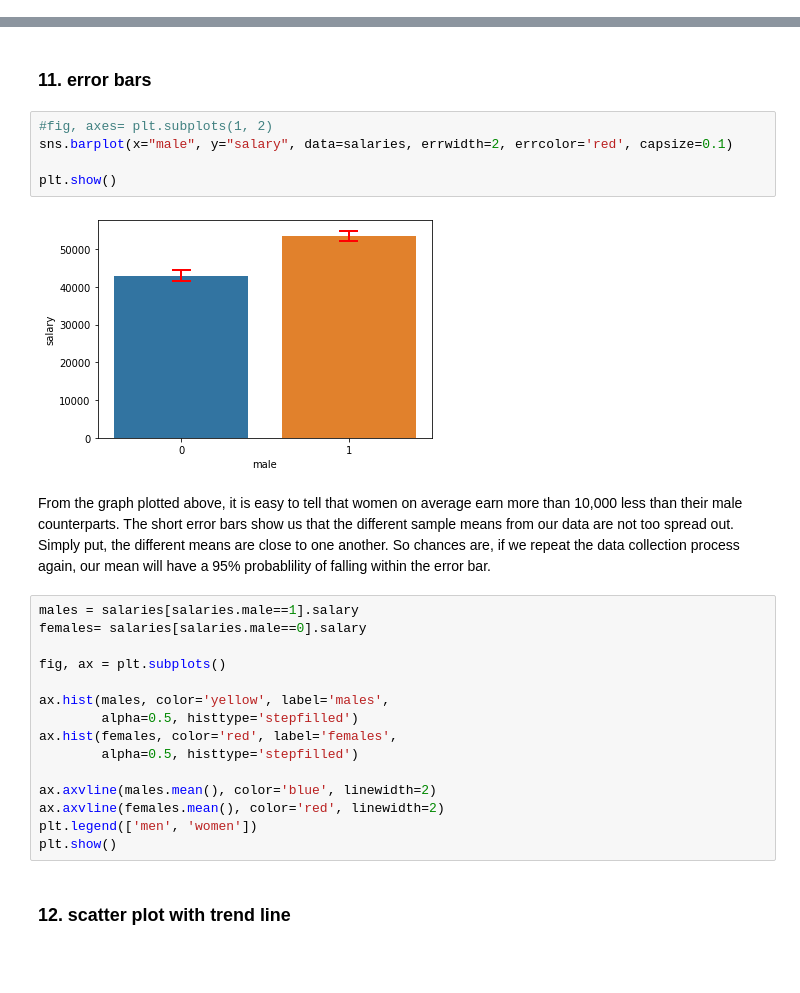
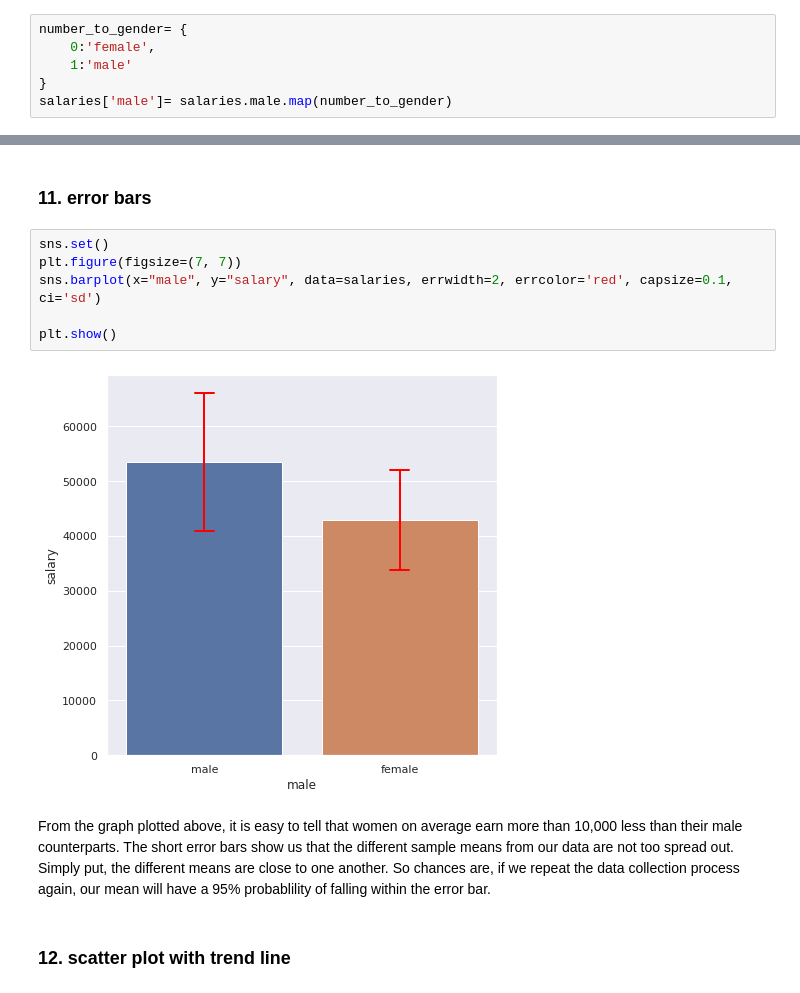
Before and after one commit to masaimahapa/employee-salaries, a Jupyter notebook: employee_salaries.ipynb, the cells around one changed output, grey strips where cells are left out. Saved outputs shown, nothing was run; the diff lists cells and outputs as text; blank space fills up the shorter version.

```diff
--- a/employee_salaries.ipynb
+++ b/employee_salaries.ipynb
@@ -129,4 +118,10 @@ This method is best used when we have outliers in our data, as it only take into
 # %% [markdown]
 ### 7. Distribution of Gender
+# %%
+number_to_gender= {
+    0:'female',
+    1:'male'
+}
+salaries['male']= salaries.male.map(number_to_gender)
 # %%
 fig, axes = plt.subplots(1, 2)
@@ -175,30 +169,16 @@ As expected, salaries are not distributed normally. The above graph shows that t
 # %% [markdown]
 ### 11. error bars
 # %%
-#fig, axes= plt.subplots(1, 2)
-sns.barplot(x="male", y="salary", data=salaries, errwidth=2, errcolor='red', capsize=0.1)
+sns.set()
+plt.figure(figsize=(7, 7))
+sns.barplot(x="male", y="salary", data=salaries, errwidth=2, errcolor='red', capsize=0.1, ci='sd')
 
 plt.show()
 # %% [output]
-[figure, old version]
+[figure, new version]
 # %% [markdown]
 From the graph plotted above, it is easy to tell that women on average earn more than 10,000  less than their male counterparts. The short error bars show us that the different sample means from our data are not too spread out. Simply put, the different means are close to one another.
 So chances are, if we repeat the data collection process again, our mean will have a 95% probablility of falling within the error bar.
-# %%
-males = salaries[salaries.male==1].salary
-females= salaries[salaries.male==0].salary
-
-fig, ax = plt.subplots()
-
-ax.hist(males, color='yellow', label='males',
-        alpha=0.5, histtype='stepfilled')
-ax.hist(females, color='red', label='females',
-        alpha=0.5, histtype='stepfilled')
-
-ax.axvline(males.mean(), color='blue', linewidth=2)
-ax.axvline(females.mean(), color='red', linewidth=2)
-plt.legend(['men', 'women'])
-plt.show()
 # %% [markdown]
 ### 12. scatter plot with trend line
 # %%
```
Also changed, not shown: parts of 17 cells of this notebook.
